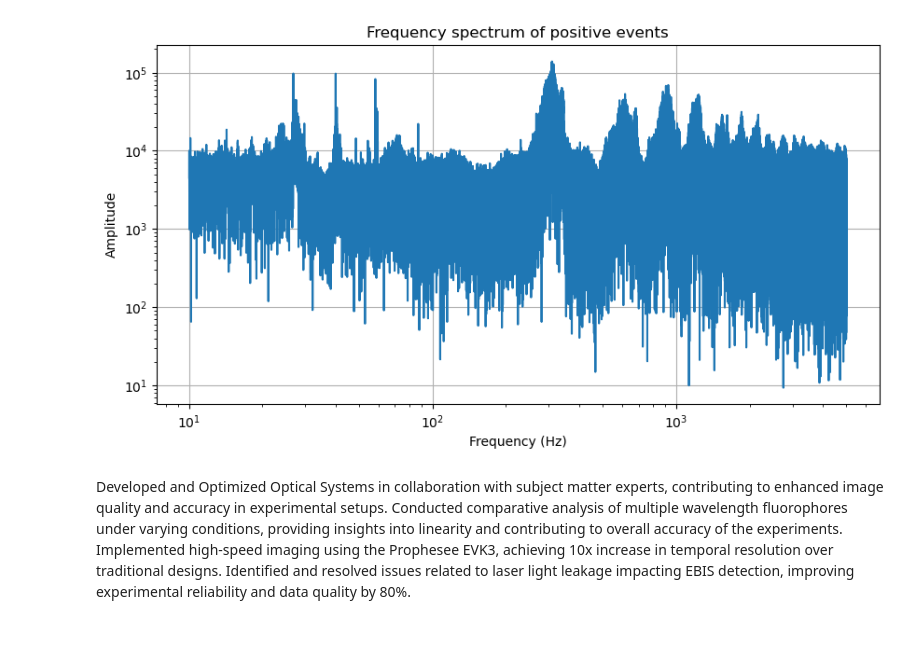
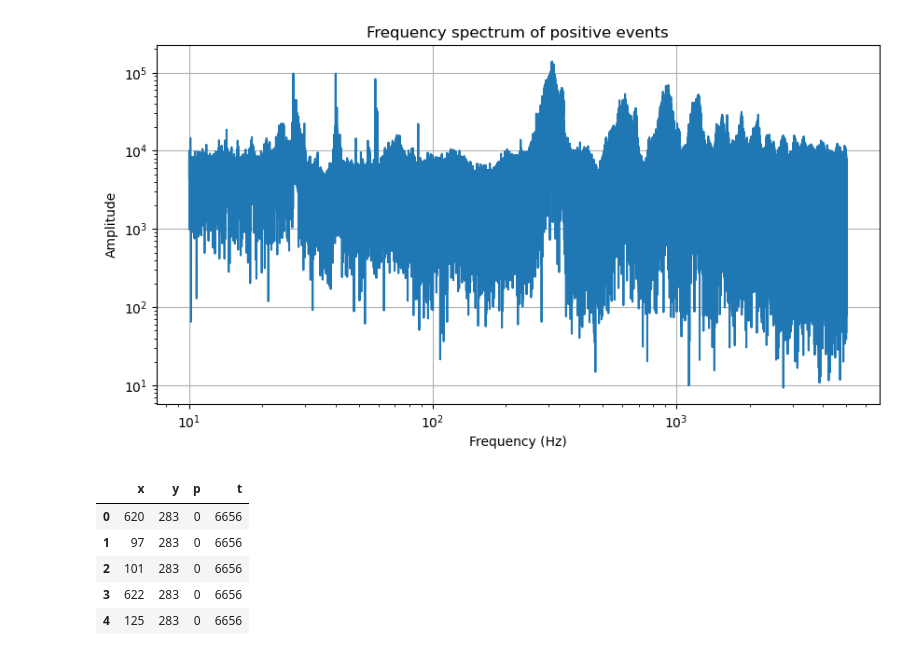
Before and after one commit to Menonlab-Rich/plot_libraries, a Jupyter notebook: temporal/fft_filter.ipynb, the cells around one changed output. Cells and saved outputs as stored; diff of their text form; code cells hidden in the pictures.

```diff
--- a/temporal/fft_filter.ipynb
+++ b/temporal/fft_filter.ipynb
@@ -119,8 +119,16 @@ plt.show()
 # %% [output]
 [figure]
 [figure]
-# %% [markdown]
-Developed and Optimized Optical Systems in collaboration with subject matter experts, contributing to enhanced image quality and accuracy in experimental setups.
-Conducted comparative analysis of multiple wavelength fluorophores under varying conditions, providing insights into linearity and contributing to overall accuracy of the experiments.
-Implemented high-speed imaging using the Prophesee EVK3, achieving 10x increase in temporal resolution over traditional designs.
-Identified and resolved issues related to laser light leakage impacting EBIS detection,  improving experimental reliability and data quality by 80%.
+# %%
+from common import helpers
+infile = input("Raw File: ")
+it = helpers.load_evts_from_file(infile)
+df = helpers.evts_to_df(it)
+df.head()
+# %% [output]
+|  | x | y | p | t |
+| 0 | 620 | 283 | 0 | 6656 |
+| 1 | 97 | 283 | 0 | 6656 |
+| 2 | 101 | 283 | 0 | 6656 |
+| 3 | 622 | 283 | 0 | 6656 |
+| 4 | 125 | 283 | 0 | 6656 |
```
Also changed, not shown: 11 other files.
